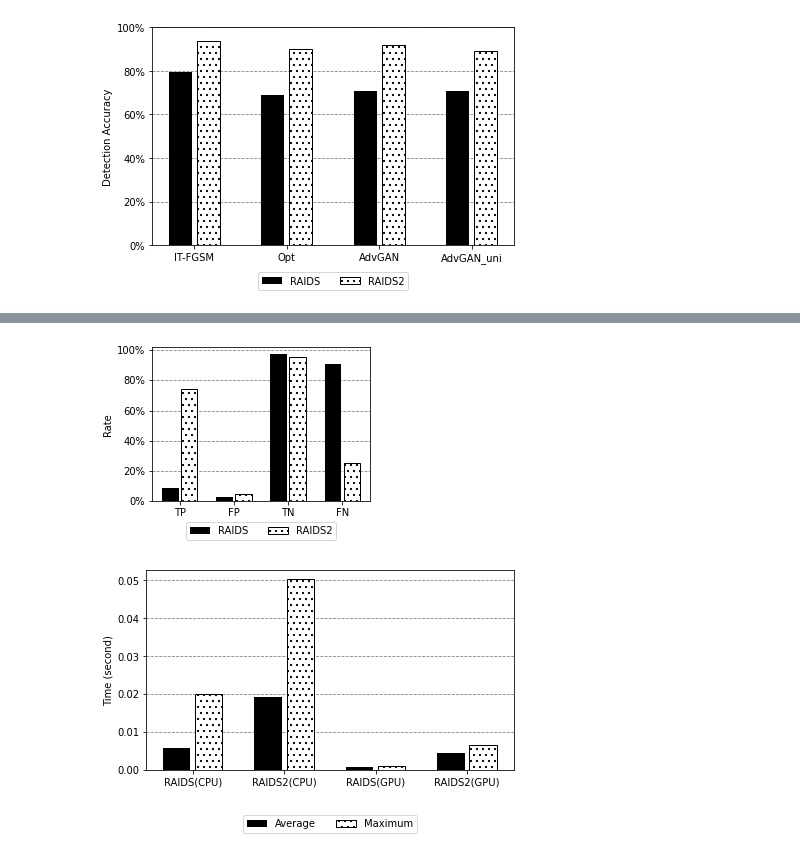
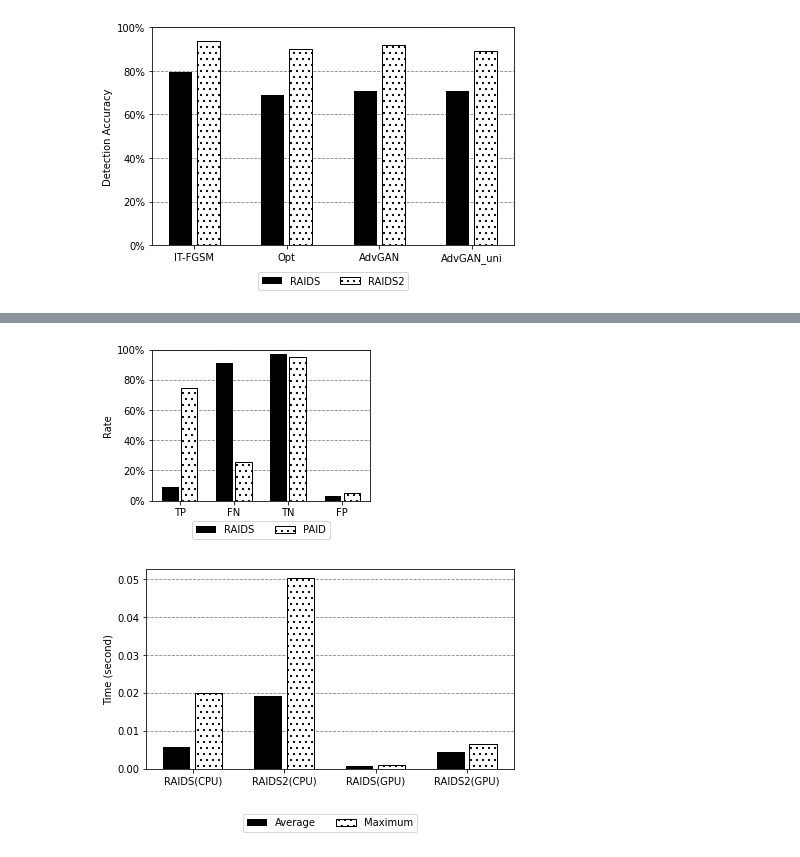
Before and after one commit to koztkozt/PAID, a Jupyter notebook: plot_graph.ipynb, the cells around one changed output, grey strips where cells are left out. Drawn from its saved outputs; the diff is of its cells as text; code cells hidden in the pictures.

```diff
--- a/plot_graph.ipynb
+++ b/plot_graph.ipynb
@@ -281,30 +285,32 @@ fig.savefig("report/RAIDS2_evasion_advGAN.pdf")
 # %%
 # advGANU
 # TP, FN,TN,FP
-labels = ["TP","FP","TN","FN"]
-RAIDS = [0.08884435537742151,0.028700056274620148,0.9712999437253799,0.9111556446225785]
-PAID = [0.7434869739478958,0.04839617332583005,0.95160382667417,0.2565130260521042]
+labels = ["TP","FN","TN","FP"]
+RAIDS = [0.08884435537742151,0.9111556446225785,0.9712999437253799,0.028700056274620148]
+PAID = [0.7434869739478958,0.2565130260521042,0.95160382667417,0.04839617332583005]
+
 
 x = np.arange(len(labels))  # the label locations
 width = 0.35  # the width of the bars
 
 fig, ax = plt.subplots()
 rects1 = ax.bar(x - width / 2, RAIDS, (width - 0.05), label="RAIDS", color="k")
 rects2 = ax.bar(x + width / 2, PAID, (width - 0.05), label="PAID", color="white", hatch="..", edgecolor="black")
 
 ax.set_ylabel("Rate")
 # ax.set_title("Evasion attack (advGANU)")
 ax.set_xticks(x, labels)
 ax.set_axisbelow(True)
 ax.yaxis.grid(color="gray", linestyle="dashed")
 ax.yaxis.set_major_formatter(mtick.PercentFormatter(1.0))
 ax.legend(loc="upper center", bbox_to_anchor=(0.5, -0.1), ncol=len(labels))
+ax.set_ylim([0, 1])
 fig.set_size_inches(4, 3)
 fig.tight_layout()
 plt.show()
 fig.savefig("report/PAID_evasion_advGANU.pdf")
 # %% [output]
-[figure, old version]
+[figure, new version]
 # %%
 import numpy as np
 import matplotlib.pyplot as plt
```
Also changed, not shown: parts of 3 cells of this notebook.
